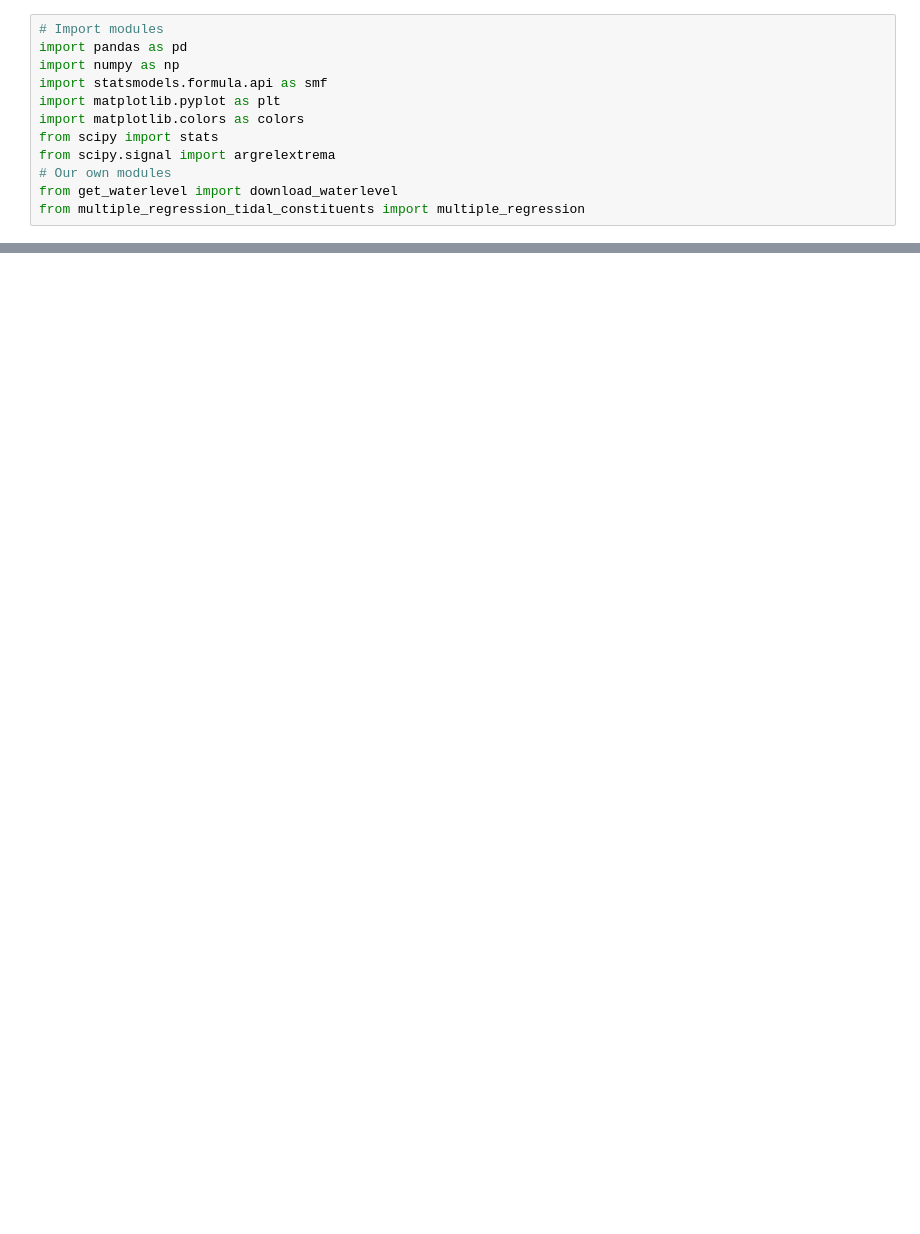
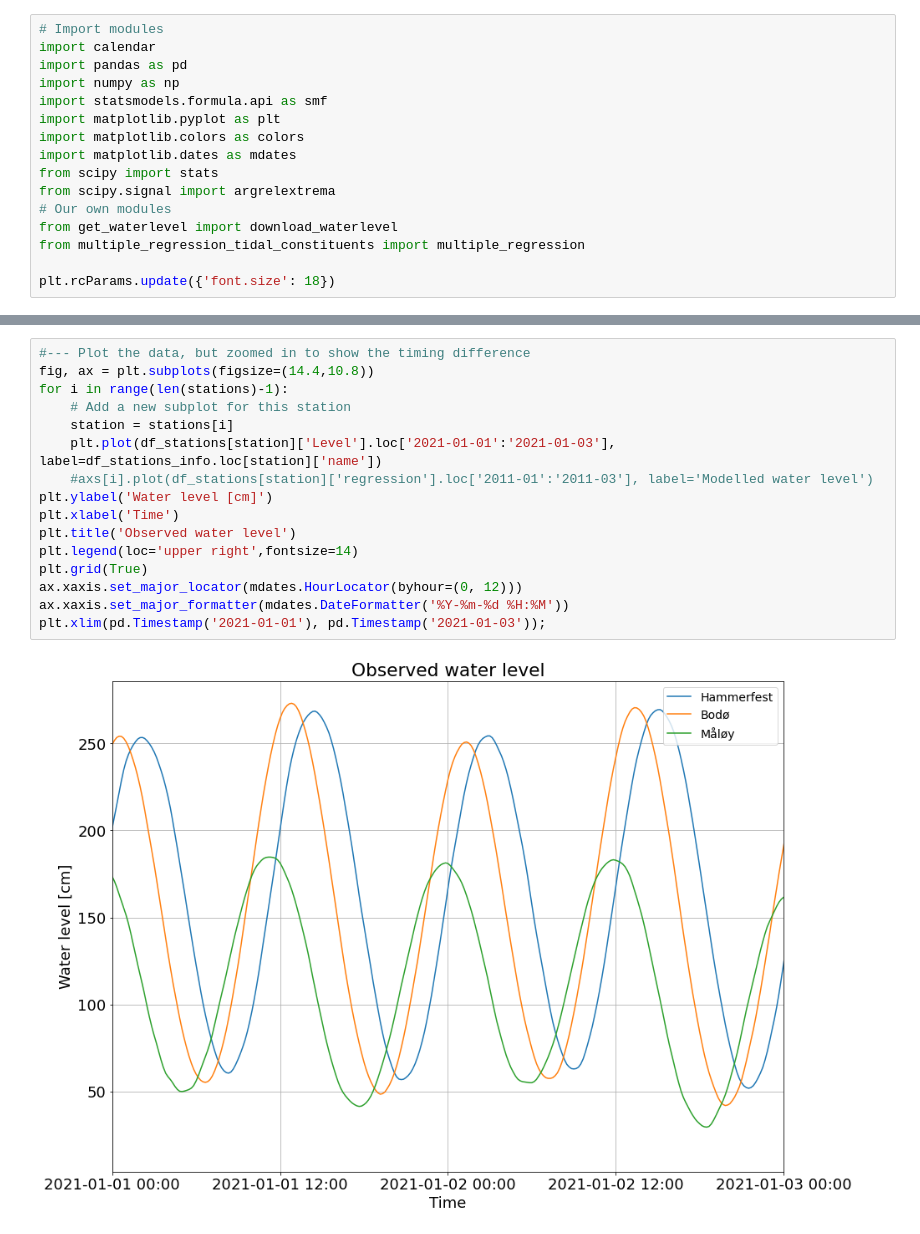
Before and after one commit to AnnaWojciechowska/GEO4300_project, a Jupyter notebook: harmonic_analysis/main.ipynb, the cells around one changed output, grey strips where cells are left out. Cells and saved outputs as stored; diff of their text form; blank space fills up the shorter version.

```diff
--- a/harmonic_analysis/main.ipynb
+++ b/harmonic_analysis/main.ipynb
@@ -1,14 +1,18 @@
 # %%
 # Import modules
+import calendar
 import pandas as pd
 import numpy as np
 import statsmodels.formula.api as smf
 import matplotlib.pyplot as plt
 import matplotlib.colors as colors
+import matplotlib.dates as mdates
 from scipy import stats
 from scipy.signal import argrelextrema
 # Our own modules
 from get_waterlevel import download_waterlevel
 from multiple_regression_tidal_constituents import multiple_regression
+
+plt.rcParams.update({'font.size': 18})
 # %%
 # Read the information about all water level stations from file
@@ -65,3 +98,21 @@ axs[-1].set_xlim(pd.Timestamp('2011-01-01'), pd.Timestamp('2011-04-01'));
+# %%
+#--- Plot the data, but zoomed in to show the timing difference
+fig, ax = plt.subplots(figsize=(14.4,10.8))
+for i in range(len(stations)-1):
+    # Add a new subplot for this station
+    station = stations[i]
+    plt.plot(df_stations[station]['Level'].loc['2021-01-01':'2021-01-03'], label=df_stations_info.loc[station]['name'])
+    #axs[i].plot(df_stations[station]['regression'].loc['2011-01':'2011-03'], label='Modelled water level')
+plt.ylabel('Water level [cm]')
+plt.xlabel('Time')
+plt.title('Observed water level')
+plt.legend(loc='upper right',fontsize=14)
+plt.grid(True)
+ax.xaxis.set_major_locator(mdates.HourLocator(byhour=(0, 12)))
+ax.xaxis.set_major_formatter(mdates.DateFormatter('%Y-%m-%d %H:%M'))
+plt.xlim(pd.Timestamp('2021-01-01'), pd.Timestamp('2021-01-03'));
+# %% [output]
+[figure, added]
 # %%
 
 #--- Calculate the tidal range, i.e. average difference between water level at high and low tide
```
Also changed, not shown: parts of 18 cells of this notebook, 8 other files.
